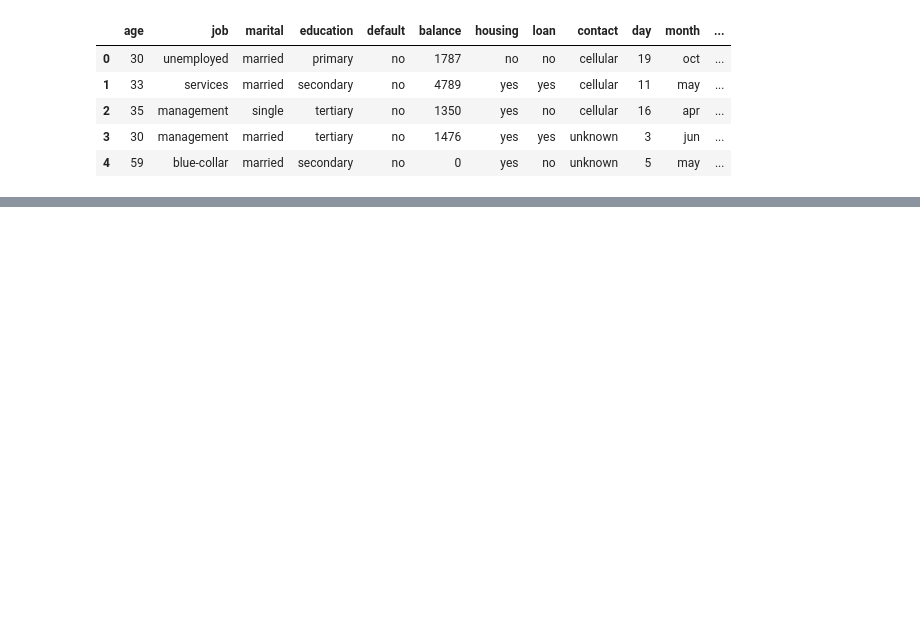
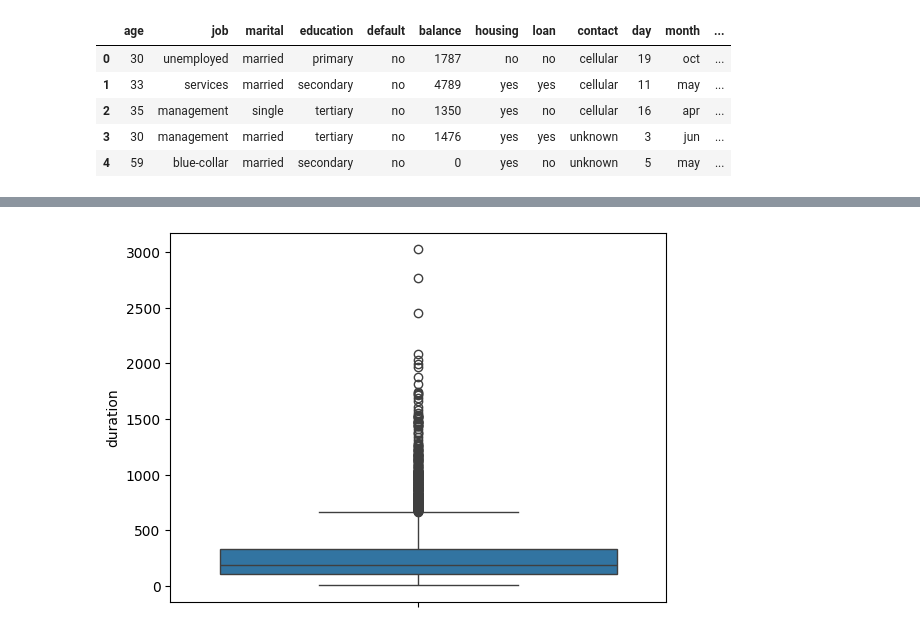
Before and after one commit to RealHaroon/PRODIGY_DS_03, a Jupyter notebook: notebook/Decision Tree Classifier.ipynb, the cells around one changed output, grey strips where cells are left out. Saved outputs shown, nothing was run; the diff lists cells and outputs as text; code cells hidden in the pictures; blank space fills up the shorter version.

```diff
--- a/notebook/Decision Tree Classifier.ipynb
+++ b/notebook/Decision Tree Classifier.ipynb
@@ -64,0 +135,5 @@ df.select_dtypes(include='number').
+# %%
+sns.boxplot(df['duration'])
+plt.show()
+# %% [output]
+[figure, added]
```
Also changed, not shown: parts of 16 cells of this notebook, 1 other file.
